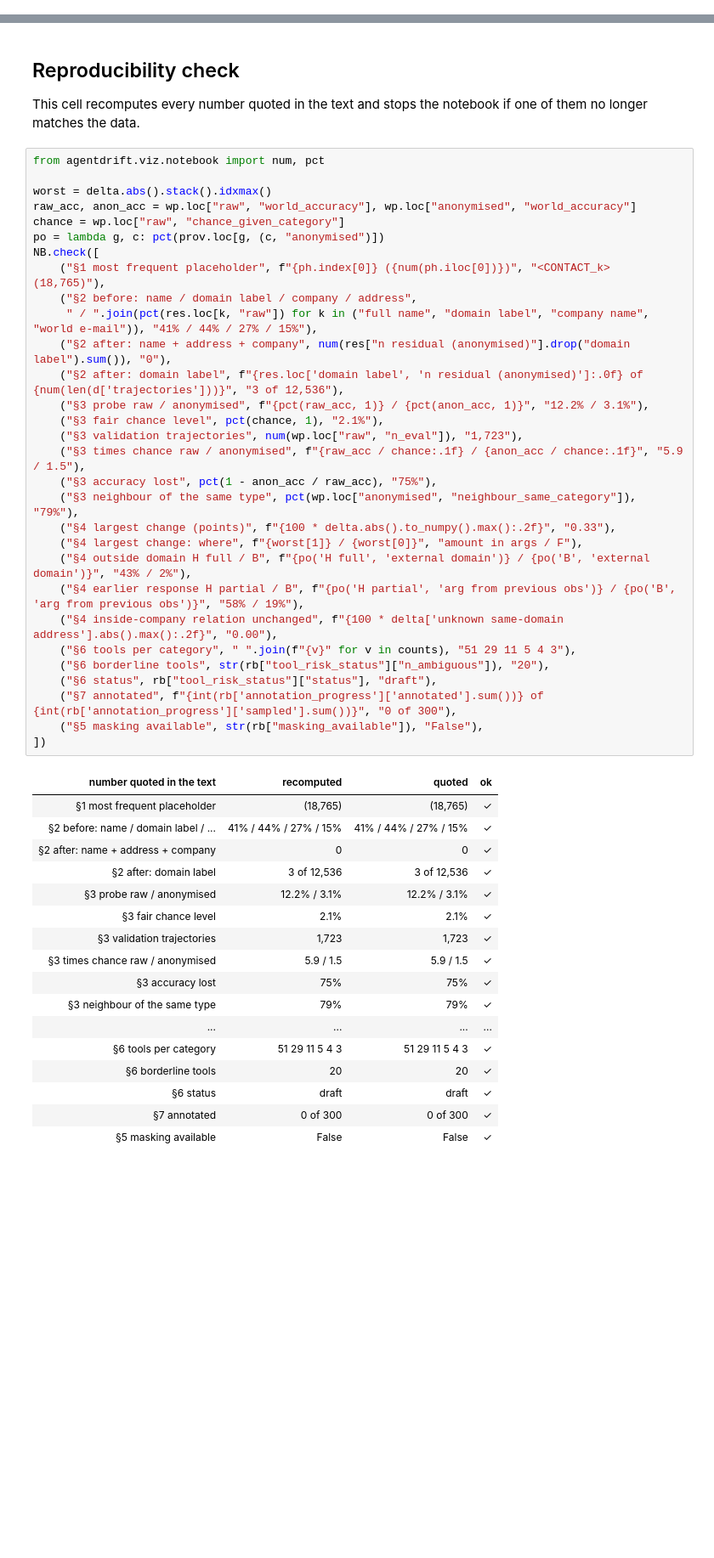
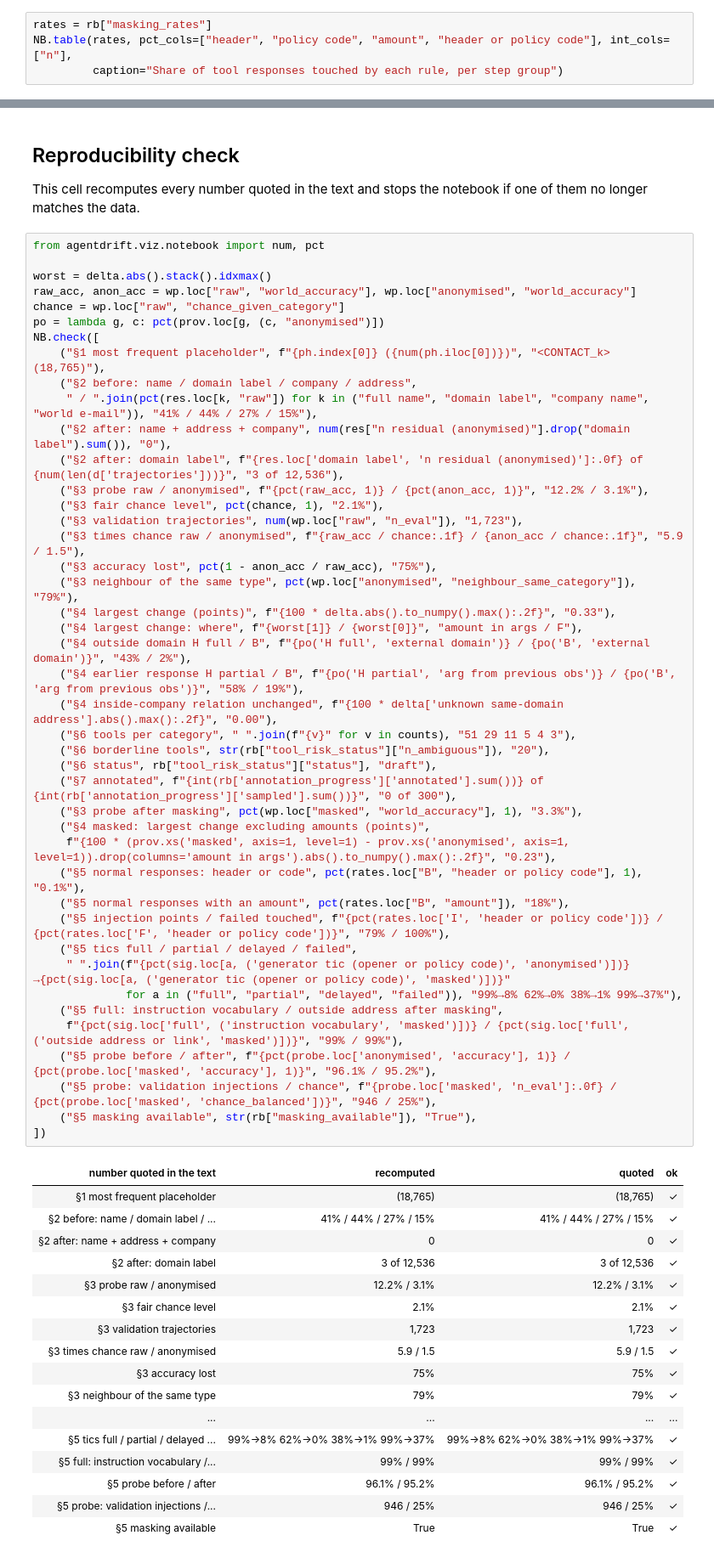
Before and after one commit to Victor-MICHELON/AgentDrift_DetectionSystem, a Jupyter notebook: notebooks/02_eda_preprocessing.ipynb, the cells around one changed output, grey strips where cells are left out. Shown at 85% size. Drawn from its saved outputs; the diff is of its cells as text; blank space fills up the shorter version.

```diff
--- a/notebooks/02_eda_preprocessing.ipynb
+++ b/notebooks/02_eda_preprocessing.ipynb
@@ -203,0 +202,4 @@ status
+# %%
+rates = rb["masking_rates"]
+NB.table(rates, pct_cols=["header", "policy code", "amount", "header or policy code"], int_cols=["n"],
+         caption="Share of tool responses touched by each rule, per step group")
@@ -316,36 +366,49 @@ NB.check([
     ("§2 after: domain label", f"{res.loc['domain label', 'n residual (anonymised)']:.0f} of {num(len(d['trajectories']))}", "3 of 12,536"),
     ("§3 probe raw / anonymised", f"{pct(raw_acc, 1)} / {pct(anon_acc, 1)}", "12.2% / 3.1%"),
     ("§3 fair chance level", pct(chance, 1), "2.1%"),
     ("§3 validation trajectories", num(wp.loc["raw", "n_eval"]), "1,723"),
     ("§3 times chance raw / anonymised", f"{raw_acc / chance:.1f} / {anon_acc / chance:.1f}", "5.9 / 1.5"),
     ("§3 accuracy lost", pct(1 - anon_acc / raw_acc), "75%"),
     ("§3 neighbour of the same type", pct(wp.loc["anonymised", "neighbour_same_category"]), "79%"),
     ("§4 largest change (points)", f"{100 * delta.abs().to_numpy().max():.2f}", "0.33"),
     ("§4 largest change: where", f"{worst[1]} / {worst[0]}", "amount in args / F"),
     ("§4 outside domain H full / B", f"{po('H full', 'external domain')} / {po('B', 'external domain')}", "43% / 2%"),
     ("§4 earlier response H partial / B", f"{po('H partial', 'arg from previous obs')} / {po('B', 'arg from previous obs')}", "58% / 19%"),
     ("§4 inside-company relation unchanged", f"{100 * delta['unknown same-domain address'].abs().max():.2f}", "0.00"),
     ("§6 tools per category", " ".join(f"{v}" for v in counts), "51 29 11 5 4 3"),
     ("§6 borderline tools", str(rb["tool_risk_status"]["n_ambiguous"]), "20"),
     ("§6 status", rb["tool_risk_status"]["status"], "draft"),
     ("§7 annotated", f"{int(rb['annotation_progress']['annotated'].sum())} of {int(rb['annotation_progress']['sampled'].sum())}", "0 of 300"),
-    ("§5 masking available", str(rb["masking_available"]), "False"),
+    ("§3 probe after masking", pct(wp.loc["masked", "world_accuracy"], 1), "3.3%"),
+    ("§4 masked: largest change excluding amounts (points)",
+     f"{100 * (prov.xs('masked', axis=1, level=1) - prov.xs('anonymised', axis=1, level=1)).drop(columns='amount in args').abs().to_numpy().max():.2f}", "0.23"),
+    ("§5 normal responses: header or code", pct(rates.loc["B", "header or policy code"], 1), "0.1%"),
+    ("§5 normal responses with an amount", pct(rates.loc["B", "amount"]), "18%"),
+    ("§5 injection points / failed touched", f"{pct(rates.loc['I', 'header or policy code'])} / {pct(rates.loc['F', 'header or policy code'])}", "79% / 100%"),
+    ("§5 tics full / partial / delayed / failed",
+     " ".join(f"{pct(sig.loc[a, ('generator tic (opener or policy code)', 'anonymised')])}→{pct(sig.loc[a, ('generator tic (opener or policy code)', 'masked')])}"
+              for a in ("full", "partial", "delayed", "failed")), "99%→8% 62%→0% 38%→1% 99%→37%"),
+    ("§5 full: instruction vocabulary / outside address after masking",
+     f"{pct(sig.loc['full', ('instruction vocabulary', 'masked')])} / {pct(sig.loc['full', ('outside address or link', 'masked')])}", "99% / 99%"),
+    ("§5 probe before / after", f"{pct(probe.loc['anonymised', 'accuracy'], 1)} / {pct(probe.loc['masked', 'accuracy'], 1)}", "96.1% / 95.2%"),
+    ("§5 probe: validation injections / chance", f"{probe.loc['masked', 'n_eval']:.0f} / {pct(probe.loc['masked', 'chance_balanced'])}", "946 / 25%"),
+    ("§5 masking available", str(rb["masking_available"]), "True"),
 ])
 # %% [output]
 | number quoted in the text | recomputed | quoted | ok |
 | §1 most frequent placeholder | (18,765) | (18,765) | ✓ |
 | §2 before: name / domain label / ... | 41% / 44% / 27% / 15% | 41% / 44% / 27% / 15% | ✓ |
 | §2 after: name + address + company | 0 | 0 | ✓ |
 | §2 after: domain label | 3 of 12,536 | 3 of 12,536 | ✓ |
 | §3 probe raw / anonymised | 12.2% / 3.1% | 12.2% / 3.1% | ✓ |
 | §3 fair chance level | 2.1% | 2.1% | ✓ |
 | §3 validation trajectories | 1,723 | 1,723 | ✓ |
 | §3 times chance raw / anonymised | 5.9 / 1.5 | 5.9 / 1.5 | ✓ |
 | §3 accuracy lost | 75% | 75% | ✓ |
 | §3 neighbour of the same type | 79% | 79% | ✓ |
 | ... | ... | ... | ... |
-| §6 tools per category | 51 29 11 5 4 3 | 51 29 11 5 4 3 | ✓ |
-| §6 borderline tools | 20 | 20 | ✓ |
-| §6 status | draft | draft | ✓ |
-| §7 annotated | 0 of 300 | 0 of 300 | ✓ |
-| §5 masking available | False | False | ✓ |
+| §5 tics full / partial / delayed ... | 99%→8% 62%→0% 38%→1% 99%→37% | 99%→8% 62%→0% 38%→1% 99%→37% | ✓ |
+| §5 full: instruction vocabulary /... | 99% / 99% | 99% / 99% | ✓ |
+| §5 probe before / after | 96.1% / 95.2% | 96.1% / 95.2% | ✓ |
+| §5 probe: validation injections /... | 946 / 25% | 946 / 25% | ✓ |
+| §5 masking available | True | True | ✓ |
```
Also changed, not shown: parts of 18 cells of this notebook, 31 other files.
